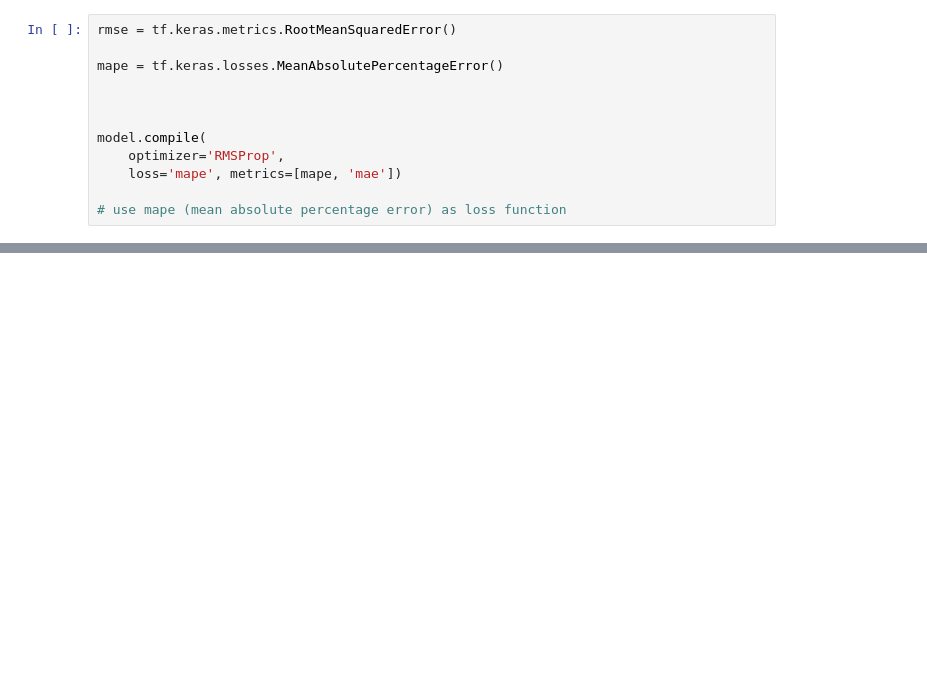
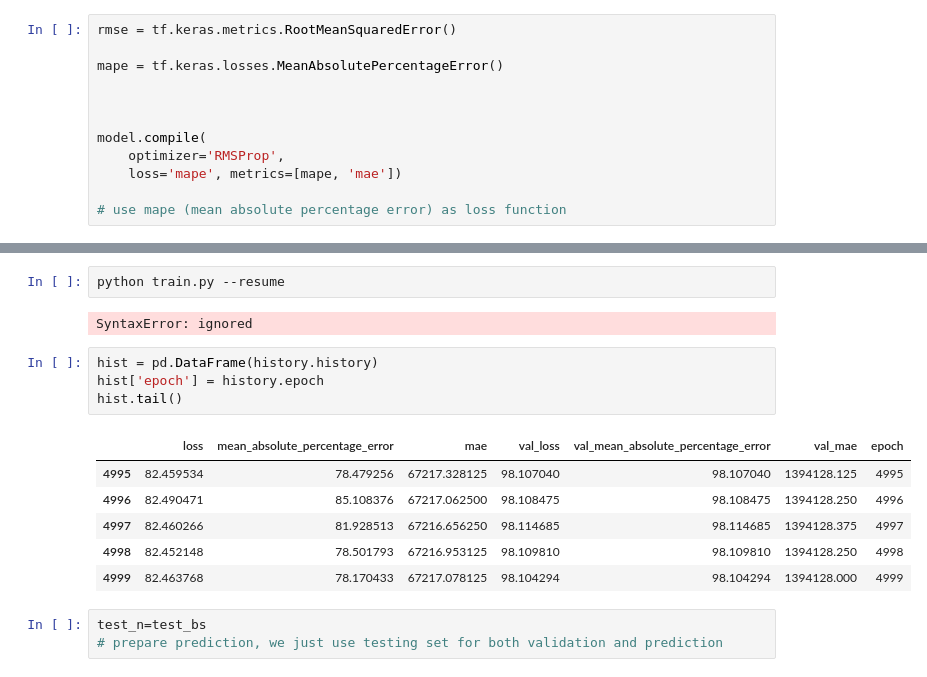
Before and after one commit to BrandonCay/-DSP-performance-prediction, a Jupyter notebook: DSP_performance_prediction.ipynb, the cells around one changed output, grey strips where cells are left out. Saved outputs shown, nothing was run; the diff lists cells and outputs as text; blank space fills up the shorter version.

```diff
--- a/DSP_performance_prediction.ipynb
+++ b/DSP_performance_prediction.ipynb
@@ -1040,0 +599,18 @@ model.compile(
+# %%
+python train.py --resume
+# %% [output]
+SyntaxError: ignored
+# %%
+hist = pd.DataFrame(history.history)
+hist['epoch'] = history.epoch
+hist.tail()
+# %% [output]
+|  | loss | mean_absolute_percentage_error | mae | val_loss | val_mean_absolute_percentage_error | val_mae | epoch |
+| 4995 | 82.459534 | 78.479256 | 67217.328125 | 98.107040 | 98.107040 | 1394128.125 | 4995 |
+| 4996 | 82.490471 | 85.108376 | 67217.062500 | 98.108475 | 98.108475 | 1394128.250 | 4996 |
+| 4997 | 82.460266 | 81.928513 | 67216.656250 | 98.114685 | 98.114685 | 1394128.375 | 4997 |
+| 4998 | 82.452148 | 78.501793 | 67216.953125 | 98.109810 | 98.109810 | 1394128.250 | 4998 |
+| 4999 | 82.463768 | 78.170433 | 67217.078125 | 98.104294 | 98.104294 | 1394128.000 | 4999 |
+# %%
+test_n=test_bs
+# prepare prediction, we just use testing set for both validation and prediction
```
Also changed, not shown: parts of 40 cells of this notebook.
